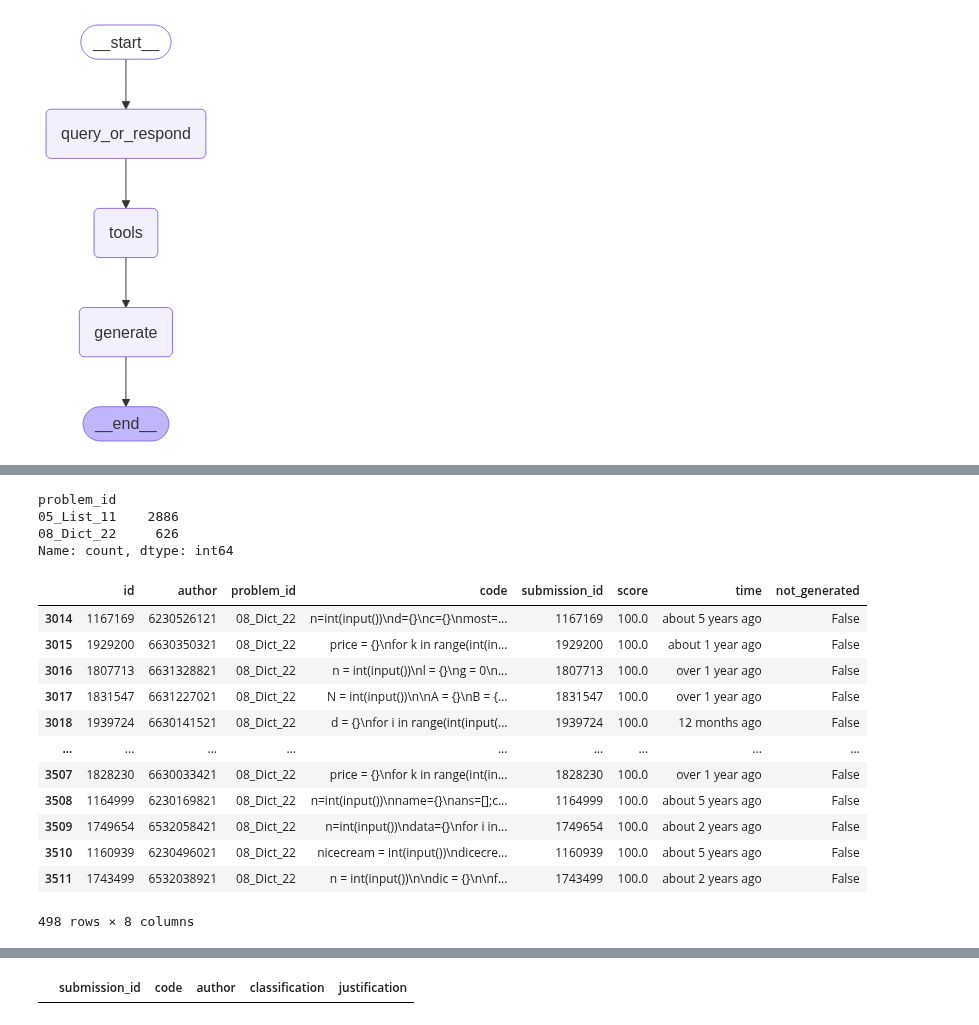
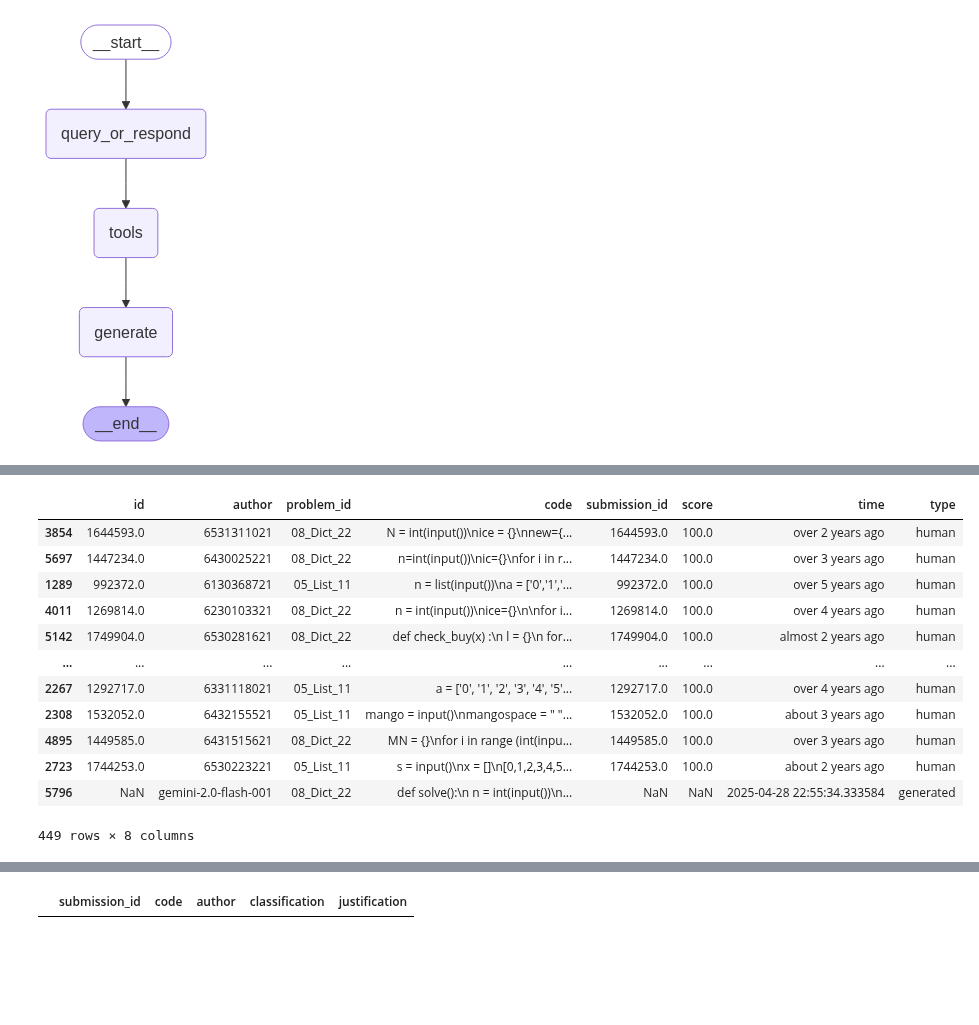
Before and after one commit to capstone-cp49/grader-rag, a Jupyter notebook: src/rag_prototype.ipynb, the cells around one changed output, grey strips where cells are left out. Saved outputs shown, nothing was run; the diff lists cells and outputs as text; code cells hidden in the pictures; blank space fills up the shorter version.

```diff
--- a/src/rag_prototype.ipynb
+++ b/src/rag_prototype.ipynb
@@ -125,4 +125,42 @@ rag_submissions.groupby(["problem_id", "type"]).size().unstack(fill_value=0)
 | problem_id |  |  |
 | 05_List_11 | 62 | 2029 |
 | 08_Dict_22 | 378 | 2018 |
+# %%
+from typing import Tuple
+
+import pandas as pd
+from sklearn.model_selection import train_test_split
+
+
+def split_dataframe(
+    df: pd.DataFrame, stratify_cols: list[str], random_state: int = 42
+) -> Tuple[pd.DataFrame, pd.DataFrame, pd.DataFrame]:
+    """
+    Splits the DataFrame into train/val/test while preserving the distribution of stratify_cols.
+
+    Args:
+        df (pd.DataFrame): The DataFrame to split.
+        stratify_cols (list[str]): Columns to stratify by (e.g., ["problem_id", "type"]).
+        random_state (int): Random seed for reproducibility.
+
+    Returns:
+        Tuple[pd.DataFrame, pd.DataFrame, pd.DataFrame]
+    """
+    df["_stratify_group"] = df[stratify_cols].astype(str).agg("_".join, axis=1)
+
+    train_df, temp_df = train_test_split(
+        df, test_size=0.2, stratify=df["_stratify_group"], random_state=random_state
+    )
+
+    val_df, test_df = train_test_split(
+        temp_df,
+        test_size=0.5,
+        stratify=temp_df["_stratify_group"],
+        random_state=random_state,
+    )
+
+    for d in (train_df, val_df, test_df):
+        d.drop(columns="_stratify_group", inplace=True)
+
+    return train_df, val_df, test_df
 # %%
@@ -511,7 +513,0 @@ result_df
-# %%
-sus_submissions['problem_id'].value_counts()
-# %% [output]
-problem_id
-05_List_11    2886
-08_Dict_22     626
-Name: count, dtype: int64
@@ -520,16 +513,0 @@ sus_submissions_2 = sus_submissions[sus_submissions["problem_id"] == "08_Dict_22
-# %%
-sus_submissions_3
-# %% [output]
-|  | id | author | problem_id | code | submission_id | score | time | not_generated |
-| 3014 | 1167169 | 6230526121 | 08_Dict_22 | n=int(input())\nd={}\nc={}\nmost=... | 1167169 | 100.0 | about 5 years ago | False |
-| 3015 | 1929200 | 6630350321 | 08_Dict_22 | price = {}\nfor k in range(int(in... | 1929200 | 100.0 | about 1 year ago | False |
-| 3016 | 1807713 | 6631328821 | 08_Dict_22 | n = int(input())\nl = {}\ng = 0\n... | 1807713 | 100.0 | over 1 year ago | False |
-| 3017 | 1831547 | 6631227021 | 08_Dict_22 | N = int(input())\n\nA = {}\nB = {... | 1831547 | 100.0 | over 1 year ago | False |
-| 3018 | 1939724 | 6630141521 | 08_Dict_22 | d = {}\nfor i in range(int(input(... | 1939724 | 100.0 | 12 months ago | False |
-| ... | ... | ... | ... | ... | ... | ... | ... | ... |
-| 3507 | 1828230 | 6630033421 | 08_Dict_22 | price = {}\nfor k in range(int(in... | 1828230 | 100.0 | over 1 year ago | False |
-| 3508 | 1164999 | 6230169821 | 08_Dict_22 | n=int(input())\nname={}\nans=[];c... | 1164999 | 100.0 | about 5 years ago | False |
-| 3509 | 1749654 | 6532058421 | 08_Dict_22 | n=int(input())\ndata={}\nfor i in... | 1749654 | 100.0 | about 2 years ago | False |
-| 3510 | 1160939 | 6230496021 | 08_Dict_22 | nicecream = int(input())\ndicecre... | 1160939 | 100.0 | about 5 years ago | False |
-| 3511 | 1743499 | 6532038921 | 08_Dict_22 | n = int(input())\n\ndic = {}\n\nf... | 1743499 | 100.0 | about 2 years ago | False |
-498 rows × 8 columns
@@ -538 +514,17 @@ sus_submissions_3 = sus_submissions_2[128:]
+# %%
+test_df
+# %% [output]
+|  | id | author | problem_id | code | submission_id | score | time | type |
+| 3854 | 1644593.0 | 6531311021 | 08_Dict_22 | N = int(input())\nice = {}\nnew={... | 1644593.0 | 100.0 | over 2 years ago | human |
+| 5697 | 1447234.0 | 6430025221 | 08_Dict_22 | n=int(input())\nic={}\nfor i in r... | 1447234.0 | 100.0 | over 3 years ago | human |
+| 1289 | 992372.0 | 6130368721 | 05_List_11 | n = list(input())\na = ['0','1','... | 992372.0 | 100.0 | over 5 years ago | human |
+| 4011 | 1269814.0 | 6230103321 | 08_Dict_22 | n = int(input())\nice={}\n\nfor i... | 1269814.0 | 100.0 | over 4 years ago | human |
+| 5142 | 1749904.0 | 6530281621 | 08_Dict_22 | def check_buy(x) :\n l = {}\n for... | 1749904.0 | 100.0 | almost 2 years ago | human |
+| ... | ... | ... | ... | ... | ... | ... | ... | ... |
+| 2267 | 1292717.0 | 6331118021 | 05_List_11 | a = ['0', '1', '2', '3', '4', '5'... | 1292717.0 | 100.0 | over 4 years ago | human |
+| 2308 | 1532052.0 | 6432155521 | 05_List_11 | mango = input()\nmangospace = " "... | 1532052.0 | 100.0 | about 3 years ago | human |
+| 4895 | 1449585.0 | 6431515621 | 08_Dict_22 | MN = {}\nfor i in range (int(inpu... | 1449585.0 | 100.0 | over 3 years ago | human |
+| 2723 | 1744253.0 | 6530223221 | 05_List_11 | s = input()\nx = []\n[0,1,2,3,4,5... | 1744253.0 | 100.0 | about 2 years ago | human |
+| 5796 | NaN | gemini-2.0-flash-001 | 08_Dict_22 | def solve():\n n = int(input())\n... | NaN | NaN | 2025-04-28 22:55:34.333584 | generated |
+449 rows × 8 columns
 # %%
```
Also changed, not shown: parts of 25 cells of this notebook.
